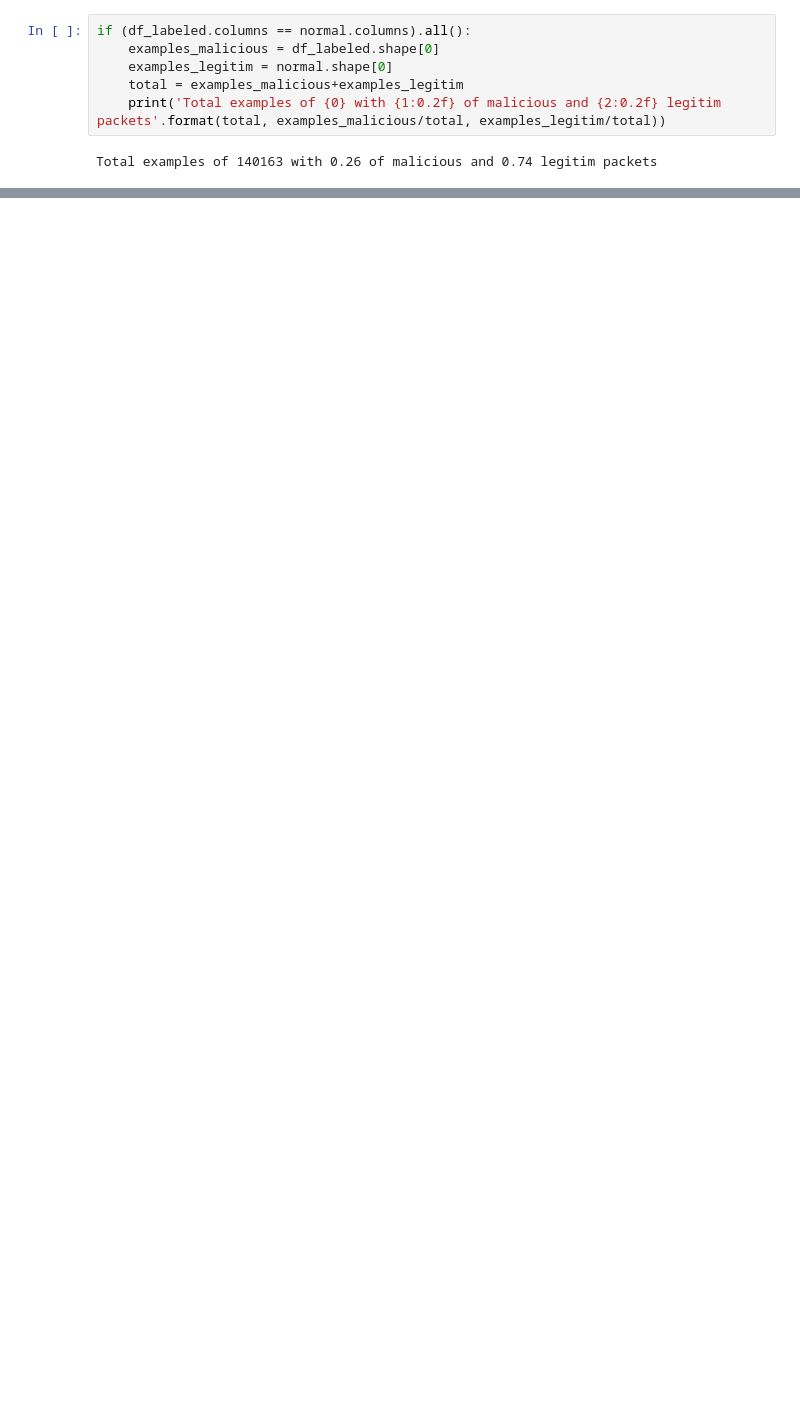
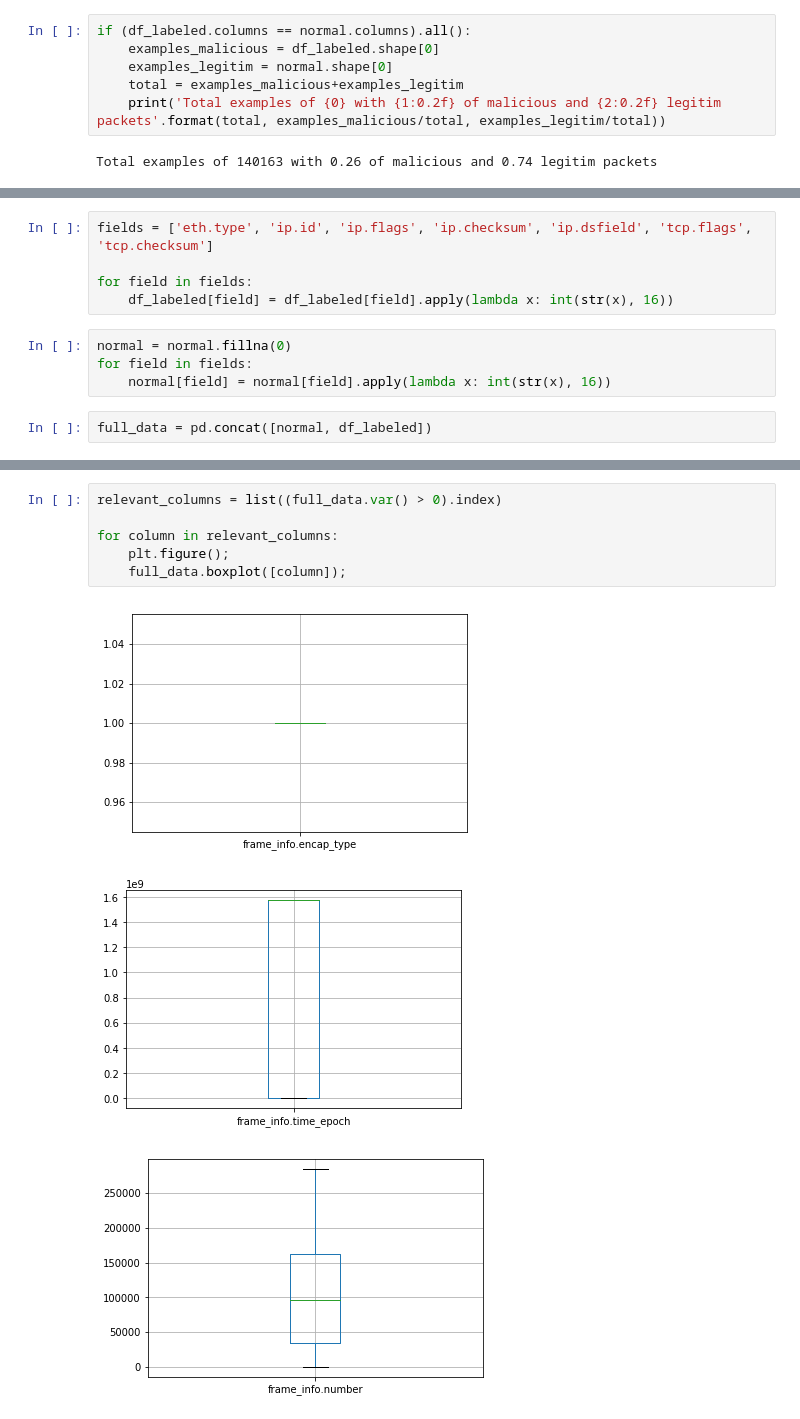
Before and after one commit to gubertoli/ProbingDataset, a Jupyter notebook: EDA & Pre-processing.ipynb, the cells around one changed output, grey strips where cells are left out. Cells and saved outputs as stored; diff of their text form; blank space fills up the shorter version.

```diff
--- a/EDA & Pre-processing.ipynb
+++ b/EDA & Pre-processing.ipynb
@@ -118,0 +60,11 @@ Total examples of 140163 with 0.26 of malicious and 0.74 legitim packets
+# %%
+fields = ['eth.type', 'ip.id', 'ip.flags', 'ip.checksum', 'ip.dsfield', 'tcp.flags', 'tcp.checksum']
+
+for field in fields:
+    df_labeled[field] = df_labeled[field].apply(lambda x: int(str(x), 16))
+# %%
+normal = normal.fillna(0)
+for field in fields:
+    normal[field] = normal[field].apply(lambda x: int(str(x), 16))
+# %%
+full_data = pd.concat([normal, df_labeled])
@@ -118,0 +73,10 @@ Total examples of 140163 with 0.26 of malicious and 0.74 legitim packets
+# %%
+relevant_columns = list((full_data.var() > 0).index)
+
+for column in relevant_columns:
+    plt.figure();
+    full_data.boxplot([column]);
+# %% [output]
+[figure, added]
+[figure, added]
+[figure, added]
```
Also changed, not shown: parts of 14 cells of this notebook.
